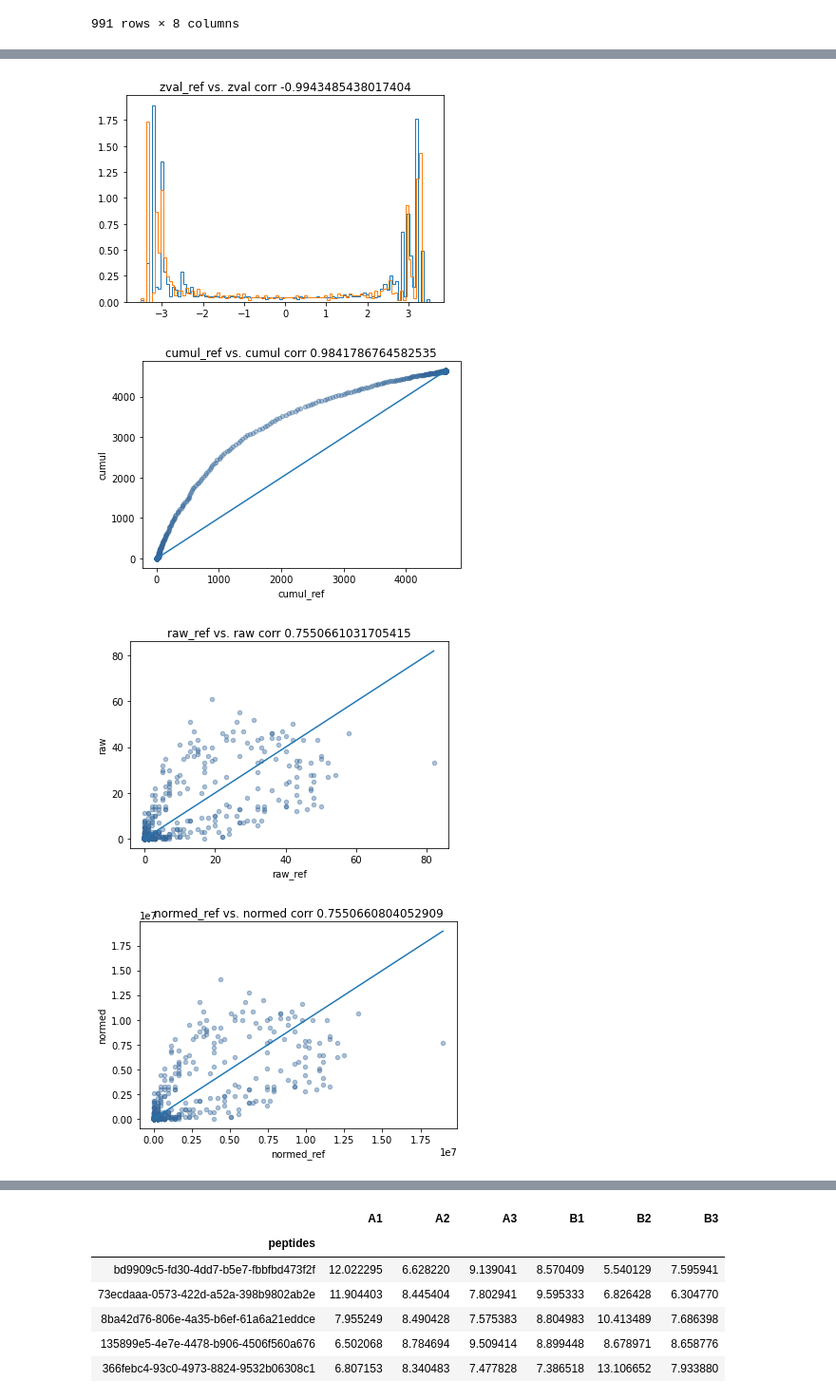
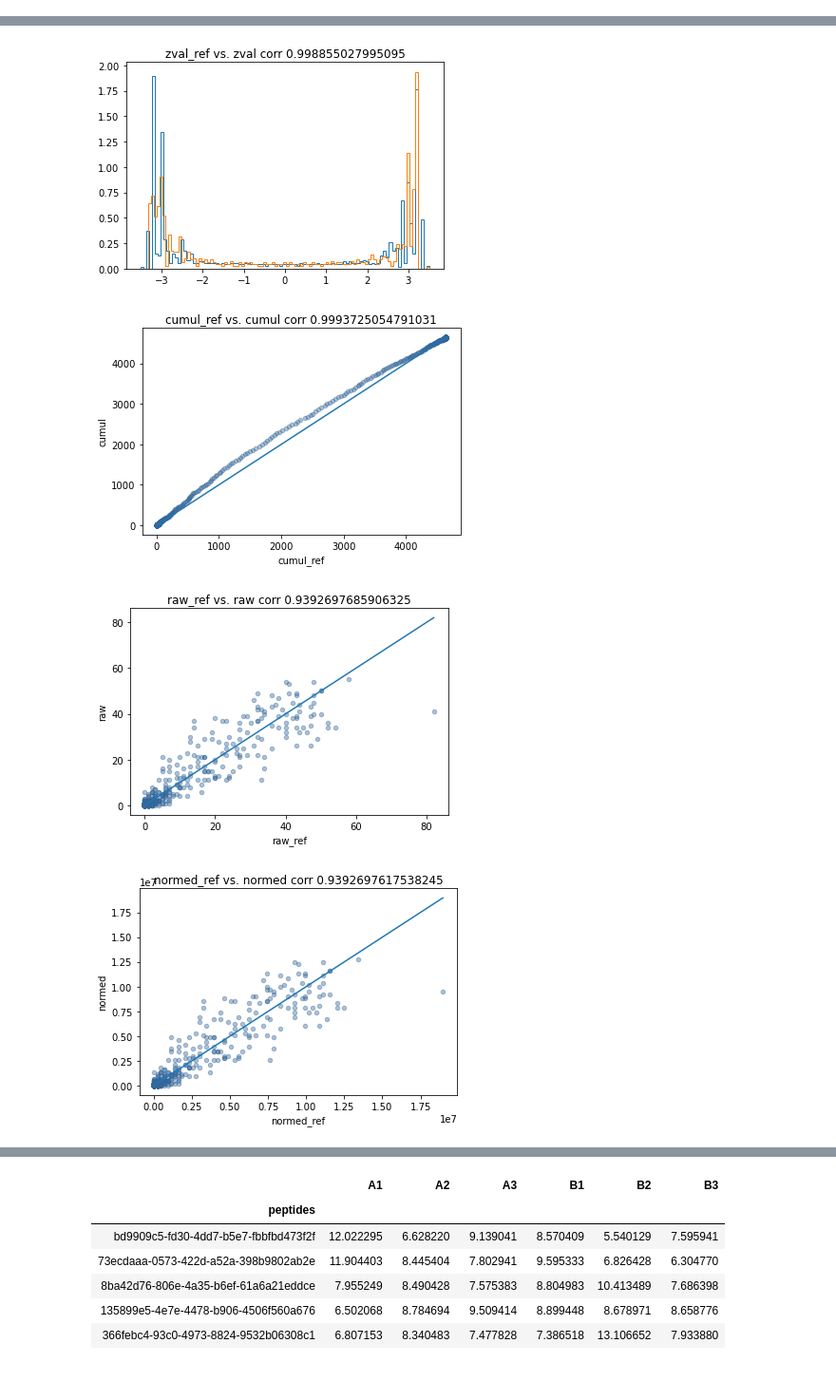
Before and after one commit to MannLabs/alphaquant, a Jupyter notebook: 03_background_distributions.ipynb, the cells around one changed output, grey strips where cells are left out. Shown at 95% size. Saved outputs shown, nothing was run; the diff lists cells and outputs as text; code cells hidden in the pictures.

```diff
--- a/03_background_distributions.ipynb
+++ b/03_background_distributions.ipynb
@@ -172,7 +172,8 @@ class BackGroundDistribution:
             p_val = 0.5*max(1e-9, (num_more_extreme+1)*normfact)
             sign = -1 if i<zero_pos else 1
             t_empirical = time()
-            zscores[i] = sign*get_z_from_p_empirical(p_val, p2z) ##ppf is the inverese cumulative distribution function
+            zscore = sign*abs(get_z_from_p_empirical(p_val, p2z))
+            zscores[i] =  zscore
             t_nd_lookup = time()
             #print(f"t_empirical {t_empirical - t_start} t_zcacl {t_nd_lookup - t_empirical}")
         return zscores
@@ -349,7 +443,6 @@ def init_compare_bgdist(ion2nonan_file, idx2ion_file, compare_file):
 
     distrib_df[1] = distrib_df[1].apply(lambda _e : np.asarray(eval(_e), dtype=np.float64))
     #distrib_df = distrib_df.transpose()
-    display(distrib_df)
     dists = distrib_df[1].to_list()
 
     cumul_ref = dists[0]
@@ -365,10 +458,10 @@ def init_compare_bgdist(ion2nonan_file, idx2ion_file, compare_file):
     normed = get_normed_freqs(cumul)
 
     print(f"{len(cumul_ref)} vs {len(cumul)}")
+    print(f"SD is {bg.SD}")
 
-    distribs_aligned_df = pd.DataFrame( {"cumul_ref" : pd.Series(cumul_ref), "cumul" : pd.Series(cumul), "raw_ref" : pd.Series(raw_ref),"raw" : pd.Series(raw), "normed_ref" :
-    pd.Series(normed_ref),  "normed" : pd.Series(normed),"zval_ref" : pd.Series(zval_ref),"zval" : pd.Series(zval)})
-    display(distribs_aligned_df)
+    distribs_aligned_df = pd.DataFrame( {"cumul_ref" : pd.Series(cumul_ref), "cumul" : pd.Series(cumul), "raw_ref" : pd.Series(raw_ref),
+    "raw" : pd.Series(raw), "normed_ref" : pd.Series(normed_ref),  "normed" : pd.Series(normed),"zval_ref" : pd.Series(zval_ref),"zval" : pd.Series(zval)})
     plot_cumhist_dfcols(distribs_aligned_df)
     scatter_df_columns(distribs_aligned_df)
 
@@ -396 +472,0 @@ init_compare_bgdist("./test_data/ion2nonans_c2.tsv", "./test_data/idx2ion_c2.tsv
-991 rows × 8 columns
@@ -400,4 +476,4 @@ init_compare_bgdist("./test_data/ion2nonans_c2.tsv", "./test_data/idx2ion_c2.tsv
-[figure, old version]
+[figure, new version]
-[figure, old version]
+[figure, new version]
-[figure, old version]
+[figure, new version]
-[figure, old version]
+[figure, new version]
```
Also changed, not shown: parts of 4 cells of this notebook, 23 other files.
